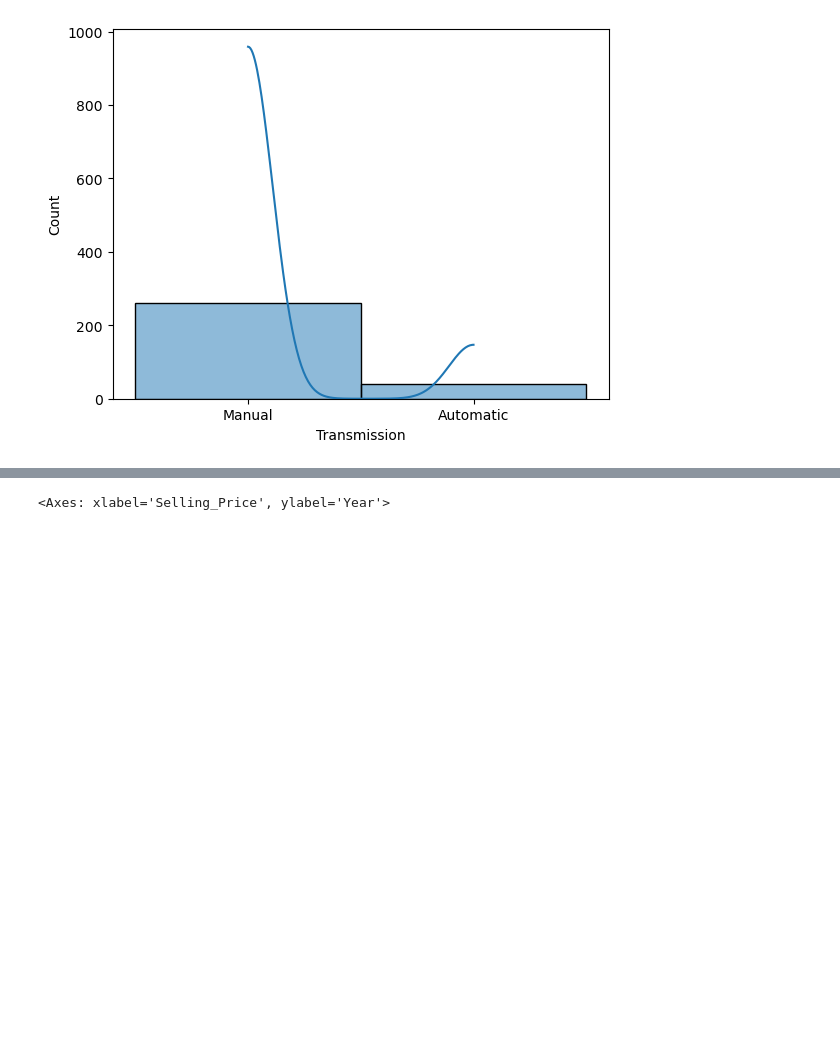
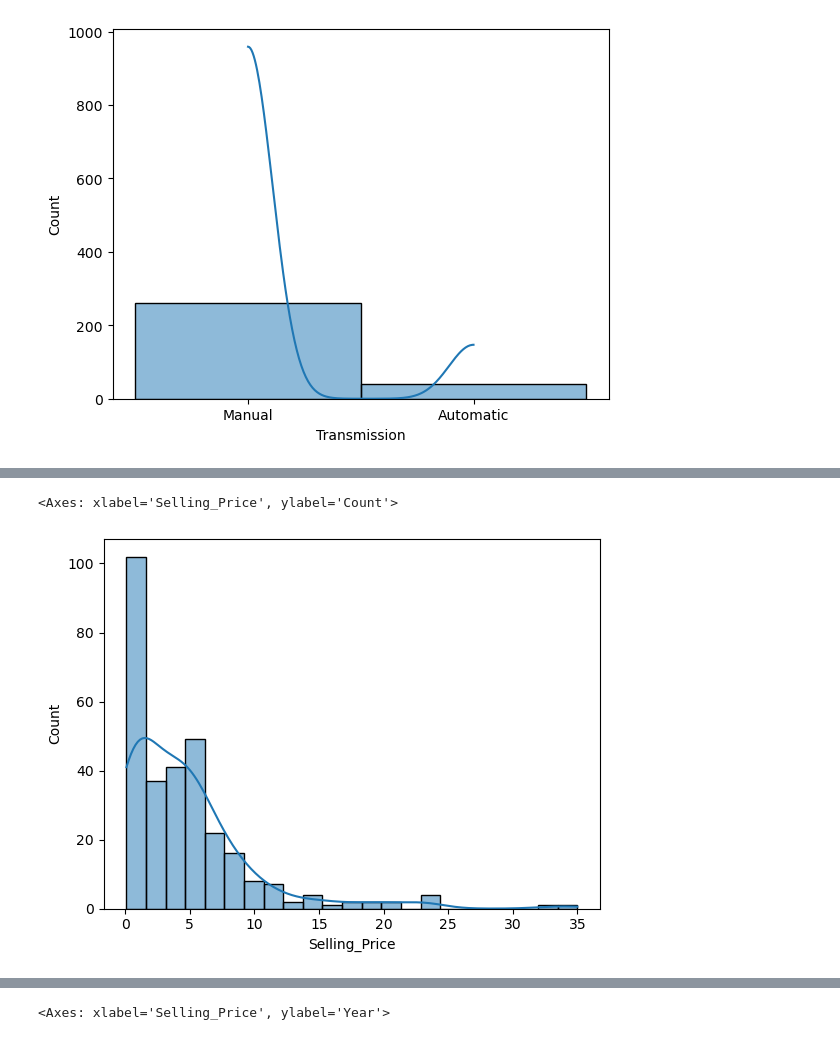
Before and after one commit to aumpanara-art/Car-Price-Prediction-with-M.L., a Jupyter notebook: Car-Prediction.ipynb, the cells around one changed output, grey strips where cells are left out. Drawn from its saved outputs; the diff is of its cells as text; code cells hidden in the pictures; blank space fills up the shorter version.

```diff
--- a/Car-Prediction.ipynb
+++ b/Car-Prediction.ipynb
@@ -165,2 +172,7 @@ sns.histplot(x=df['Transmission'] , kde=True)
+# %%
+sns.histplot(x=df['Selling_Price'] , kde=True)
+# %% [output]
+<Axes: xlabel='Selling_Price', ylabel='Count'>
+[figure, added]
 # %% [markdown]
 # Bi-Variate
```
Also changed, not shown: parts of 33 cells of this notebook.
